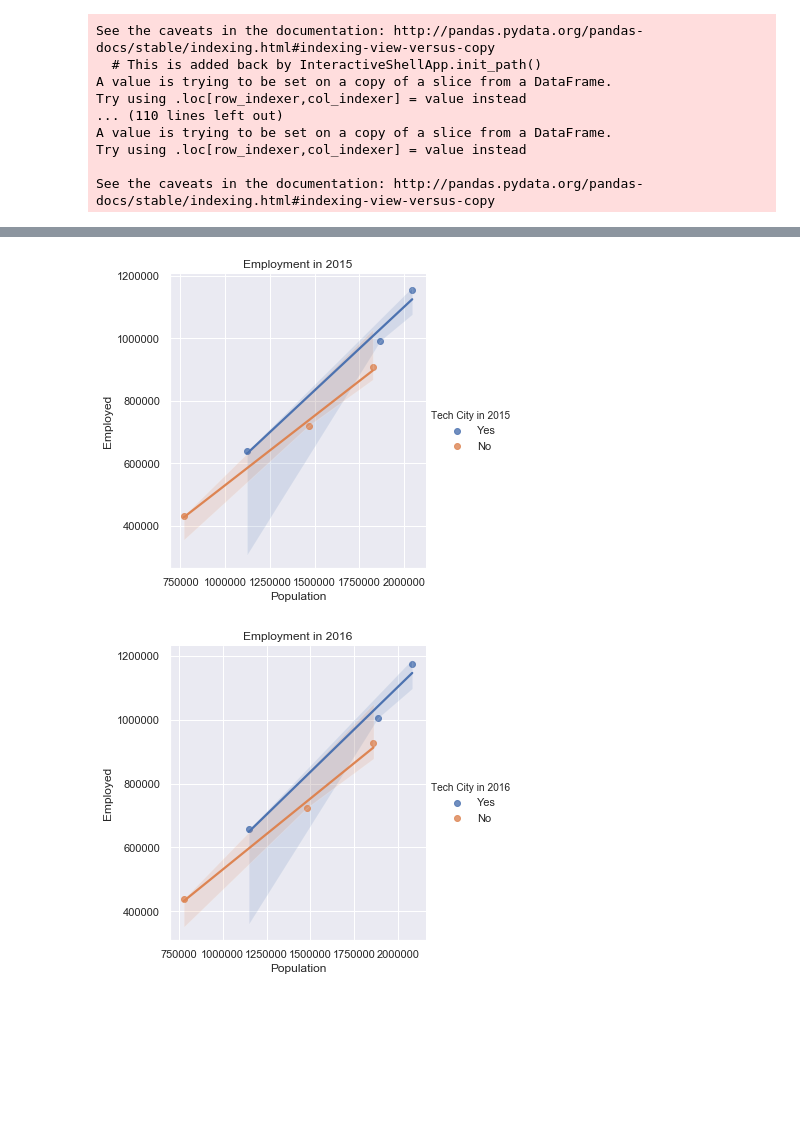
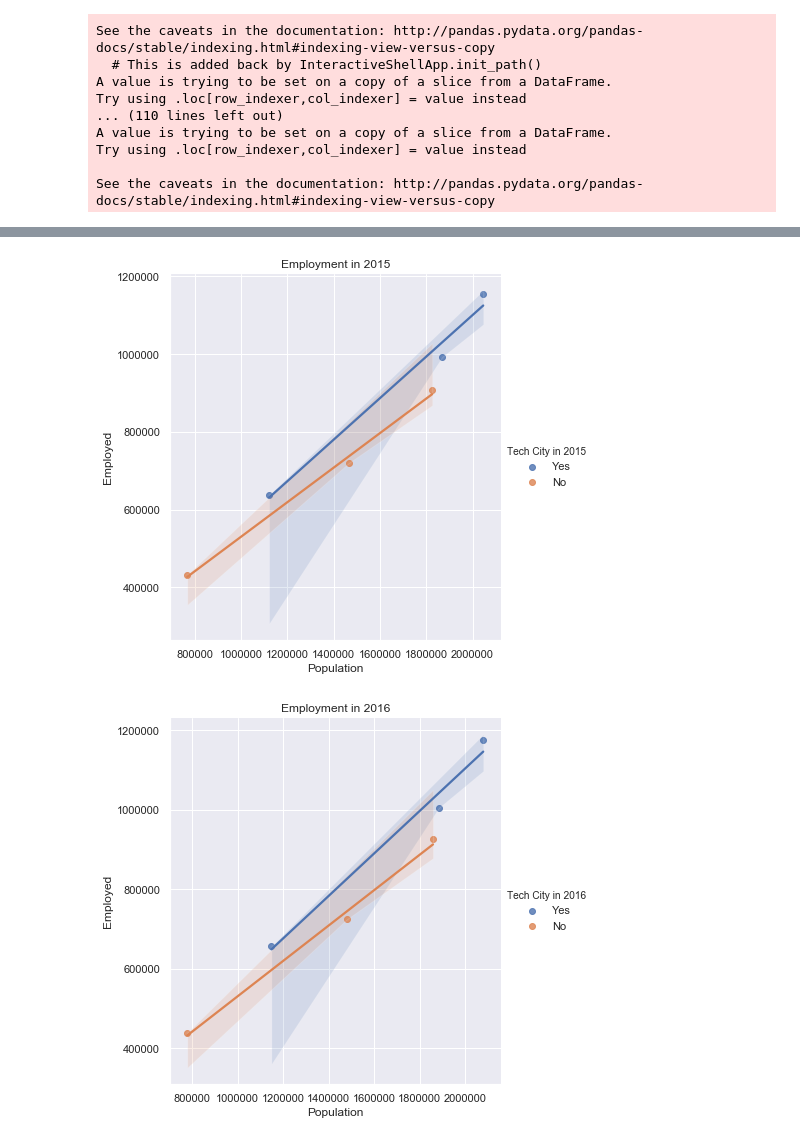
Before and after one commit to mrcjbf/project-one-repo, a Jupyter notebook: census_api.ipynb, the cells around one changed output, grey strips where cells are left out. Saved outputs shown, nothing was run; the diff lists cells and outputs as text; code cells hidden in the pictures; blank space fills up the shorter version.

```diff
--- a/census_api.ipynb
+++ b/census_api.ipynb
@@ -336,12 +336,12 @@ employment_2015["Tech Jobs"] = employment_2015["Employment Male Computer Enginee
 +employment_2015["Employment Female Computer Engineering and Science Occupations"]+employment_2015["Employment Female Computer and Mathematical Occupations"]
 employment_2015["Non Tech Jobs"]= employment_2015["Employed"]-employment_2015["Tech Jobs"]
 tech_2015 = sns.lmplot(x="Population", y="Employed", hue="Tech City in 2015",
-               truncate=True, height=5, data=employment_2015)
+               truncate=True, height=6, data=employment_2015)
 ax = plt.gca()
 ax.set_title("Employment in 2015")
 tech_2015.savefig("Output/Employment_2015.png")
 # %% [output]
-[figure, old version]
+[figure, new version]
 # %%
 #Merge county data frames for 2016
 county_frames_16 = [seattle_county_df_2016, portland_county_df_2016, san_jose_county_df_2016, sacramento_county_df_2016,
@@ -352,19 +352,19 @@ county_frames_df_2016 = county_frames_df_2016.set_index("Name")
 # %%
 employment_2016 = county_frames_df_2016.loc[["King County, Washington", "Multnomah County, Oregon", "Santa Clara County, California",
                           "Sacramento County, California", "Travis County, Texas", "Bexar County, Texas"],
                           ["Population", "Employed", "Employment Male Computer Engineering and Science Occupations",
                           "Employment Male Computer and Mathematical Occupations", "Employment Female Computer Engineering and Science Occupations",
                           "Employment Female Computer and Mathematical Occupations", "Tech City in 2016"]]
 employment_2016["Tech Jobs"] = employment_2016["Employment Male Computer Engineering and Science Occupations"]+employment_2016["Employment Male Computer and Mathematical Occupations"]
 +employment_2016["Employment Female Computer Engineering and Science Occupations"]+employment_2016["Employment Female Computer and Mathematical Occupations"]
 employment_2016["Non Tech Jobs"]= employment_2016["Employed"]-employment_2016["Tech Jobs"]
 tech_2016 = sns.lmplot(x="Population", y="Employed", hue="Tech City in 2016",
-               truncate=True, height=5, data=employment_2016)
+               truncate=True, height=6, data=employment_2016)
 ax = plt.gca()
 ax.set_title("Employment in 2016")
 tech_2016.savefig("Output/Employment_2016.png")
 # %% [output]
-[figure, old version]
+[figure, new version]
 # %%
 #Merge county data frames for 2017
 county_frames_17 = [seattle_county_df_2017, portland_county_df_2017, san_jose_county_df_2017, sacramento_county_df_2017,
```
Also changed, not shown: parts of 3 cells of this notebook, 5 other files.
